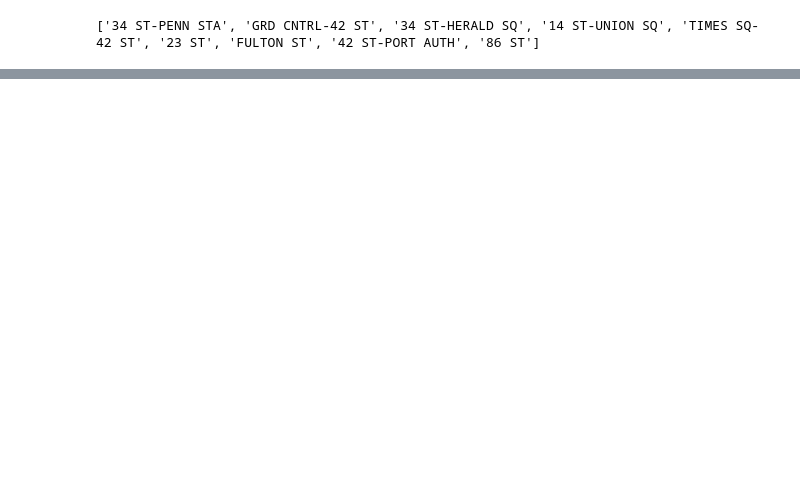
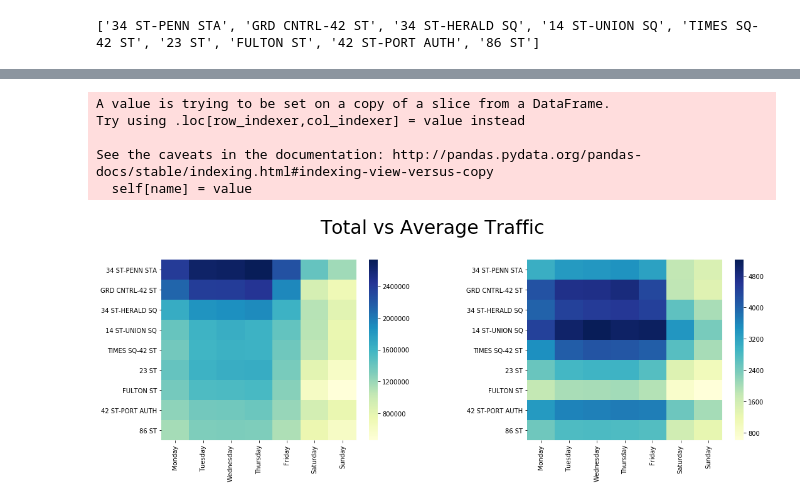
Before and after one commit to peterilhardt/MTA_turnstiles, a Jupyter notebook: MVP.ipynb, the cells around one changed output, grey strips where cells are left out. Drawn from its saved outputs; the diff is of its cells as text; code cells hidden in the pictures; blank space fills up the shorter version.

Commit message:
added heatmap for total vs average by sation and weekday

```diff
--- a/MVP.ipynb
+++ b/MVP.ipynb
@@ -93,0 +94,45 @@ sns.despine()
+# %%
+#Sort stations by total traffic for heatmap
+top_by_day.STATION = pd.Categorical(top_by_day.STATION,categories=list_of_stations)
+tp = top_by_day.sort_values('STATION')
+# %% [output]
+A value is trying to be set on a copy of a slice from a DataFrame.
+Try using .loc[row_indexer,col_indexer] = value instead
+
+See the caveats in the documentation: http://pandas.pydata.org/pandas-docs/stable/indexing.html#indexing-view-versus-copy
+  self[name] = value
+# %%
+#Sort weekdays so that they display in correct order for heatmap
+weekdays = ["Monday", "Tuesday", "Wednesday", "Thursday", "Friday", "Saturday", "Sunday"]
+tp.weekday = pd.Categorical(tp.weekday,categories=weekdays)
+# %%
+#Create heatmaps of total and average traffic side by side, separated by stations and weekday
+top_weekday = tp.groupby(['STATION','weekday'])['total_traffic'].sum().reset_index()
+d = top_weekday.pivot("STATION", "weekday", "total_traffic")
+
+avg_weekday = tp.groupby(['STATION','weekday'])['total_traffic'].mean().reset_index()
+avg = avg_weekday.pivot("STATION", "weekday", "total_traffic")
+
+fig, ax = plt.subplots(figsize=(15, 5), ncols=2, nrows=1)
+
+plt.subplots_adjust(
+    left    =  0.1,
+    bottom  =  0,
+    right   =  1,
+    top     =  .8,
+    wspace  =  .5,
+    hspace  =  1)
+
+plt.suptitle("Total vs Average Traffic", size=30)
+
+sns.heatmap(d, cmap="YlGnBu", ax=ax[0])
+sns.heatmap(avg, cmap="YlGnBu", ax=ax[1])
+
+ax[0].set_xlabel(None)
+ax[1].set_xlabel(None)
+ax[0].set_ylabel(None)
+ax[1].set_ylabel(None)
+
+plt.savefig('Total_vs_Average.png', bbox_inches='tight')
+# %% [output]
+[figure, added]
```
Also changed, not shown: parts of 9 cells of this notebook, 1 other file.
